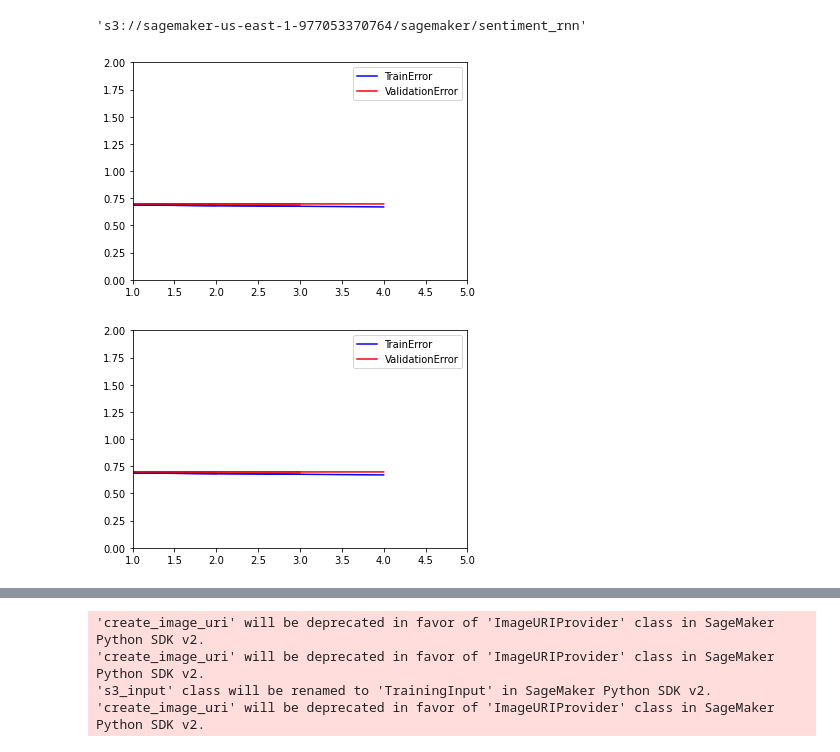
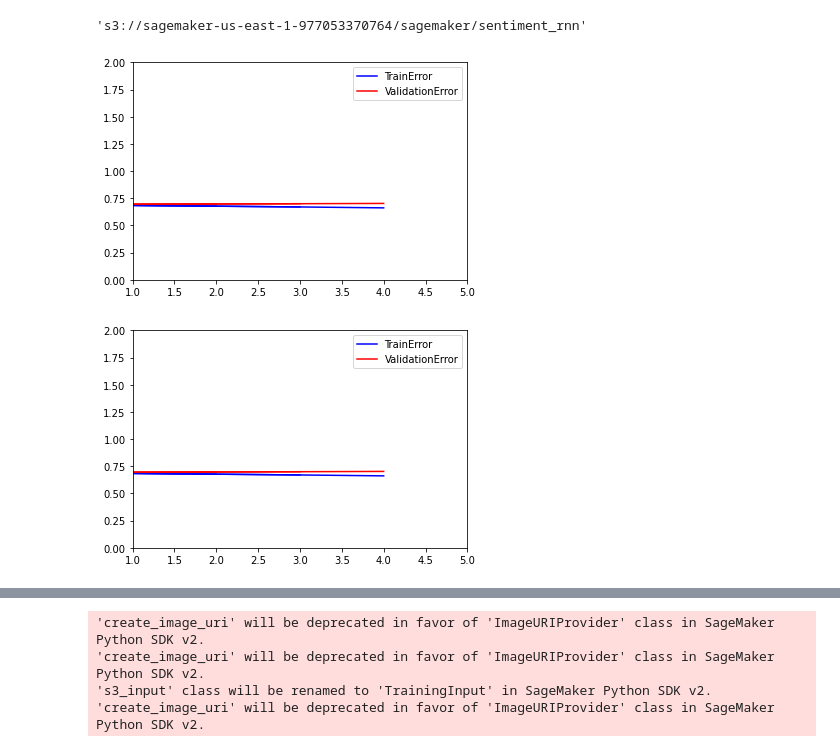
Before and after one commit to adelmofilho/UdacitySentimentAnalysis, a Jupyter notebook: SageMaker Project Enhanced.ipynb, the cells around one changed output, grey strips where cells are left out. Saved outputs shown, nothing was run; the diff lists cells and outputs as text; code cells hidden in the pictures.

```diff
--- a/SageMaker Project Enhanced.ipynb
+++ b/SageMaker Project Enhanced.ipynb
@@ -247,5 +227,5 @@ word_dict
 # %%
-words_to_remove = ["movi", "film", "one"]
+words_to_remove = ["movi", "film"]
 # %%
 for word in words_to_remove:
     word_dict.pop(word)
@@ -433,16 +413,16 @@ def train(model, train_loader, valid_loader, epochs, optimizer, loss_fn, device)
 # %%
 import torch.optim as optim
 from train.model import LSTMClassifier
 
 device = torch.device("cuda" if torch.cuda.is_available() else "cpu")
-model = LSTMClassifier(64, 30, new_vocab_size).to(device)
+model = LSTMClassifier(32, 100, 5000).to(device)
 optimizer = optim.Adam(model.parameters())
 loss_fn = torch.nn.BCELoss()
 
 report_train, trained_model = train(model, train_sample_dl, valid_sample_dl, 5, optimizer, loss_fn, device)
 # %% [output]
-[figure, old version]
+[figure, new version]
-[figure, old version]
+[figure, new version]
 # %%
 from sagemaker.pytorch import PyTorch
 
```
Also changed, not shown: parts of 34 cells of this notebook, 2 other files.
